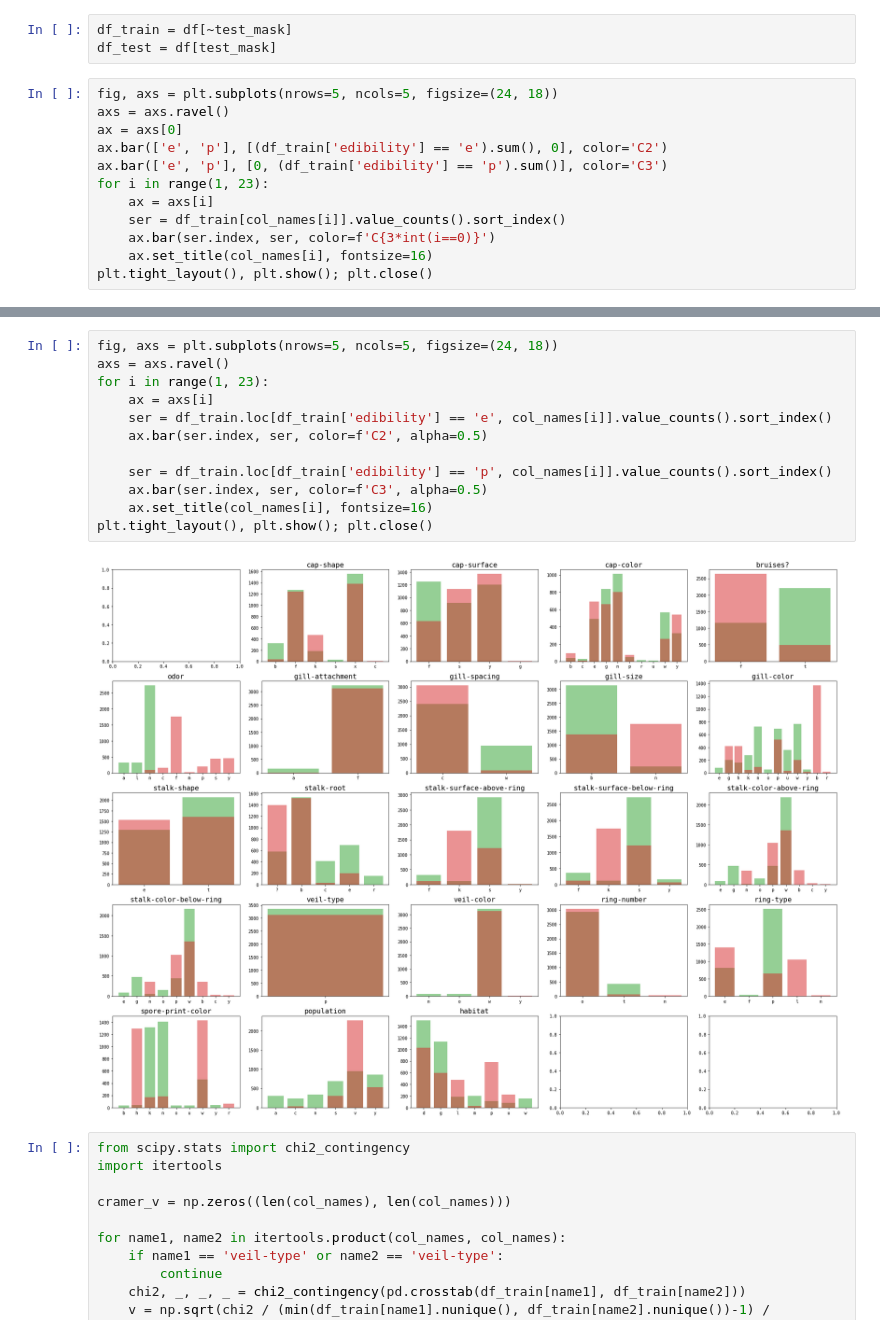
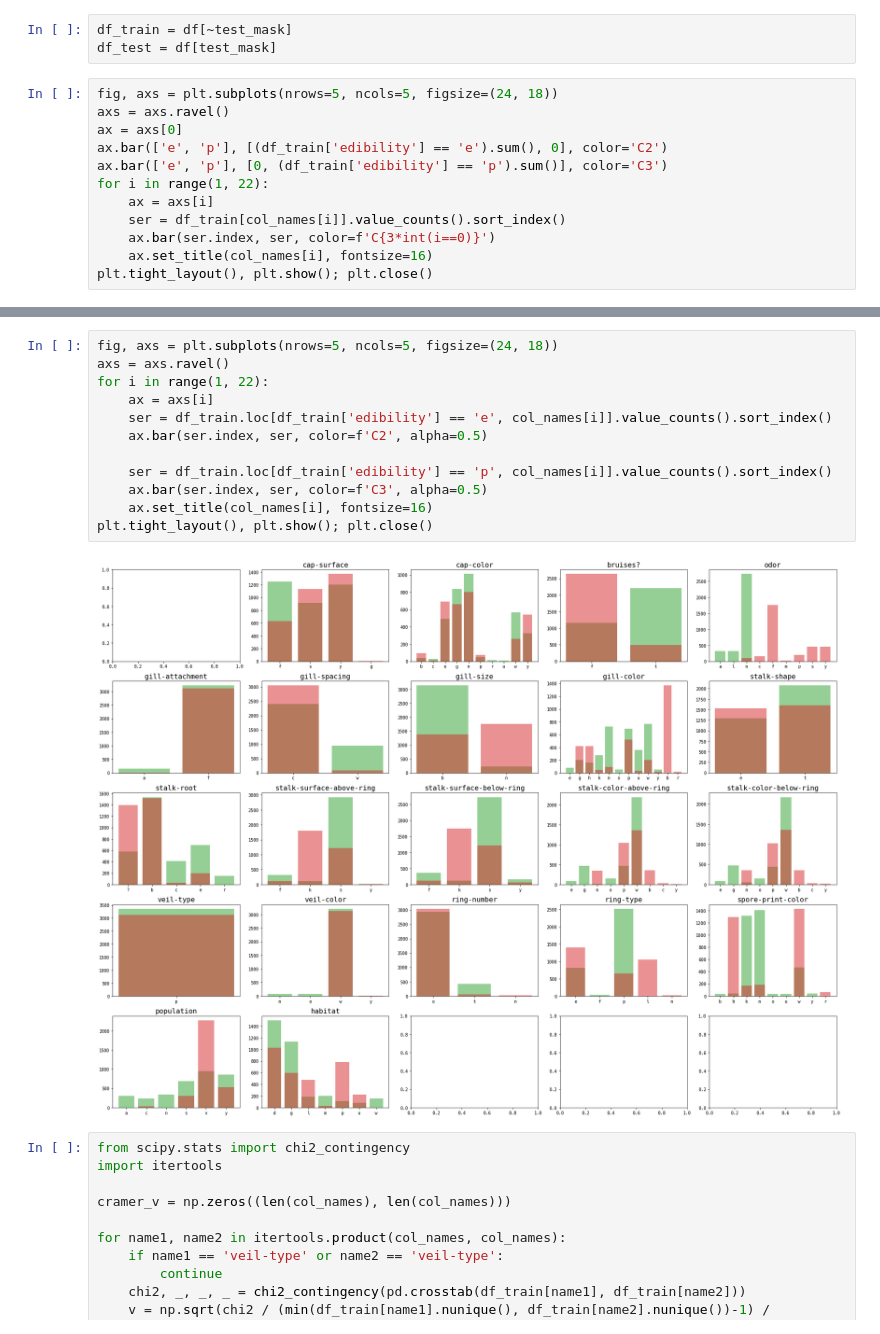
Before and after one commit to sinwall/221117_MLBasic, a Jupyter notebook: byungchang/starter_mushroom.ipynb, the cells around one changed output, grey strips where cells are left out. Saved outputs shown, nothing was run; the diff lists cells and outputs as text.

```diff
--- a/byungchang/starter_mushroom.ipynb
+++ b/byungchang/starter_mushroom.ipynb
@@ -64,7 +64,7 @@ axs = axs.ravel()
 ax = axs[0]
 ax.bar(['e', 'p'], [(df_train['edibility'] == 'e').sum(), 0], color='C2')
 ax.bar(['e', 'p'], [0, (df_train['edibility'] == 'p').sum()], color='C3')
-for i in range(1, 23):
+for i in range(1, 22):
     ax = axs[i]
     ser = df_train[col_names[i]].value_counts().sort_index()
     ax.bar(ser.index, ser, color=f'C{3*int(i==0)}')
@@ -75,17 +75,17 @@ plt.tight_layout(), plt.show(); plt.close()
 # %%
 fig, axs = plt.subplots(nrows=5, ncols=5, figsize=(24, 18))
 axs = axs.ravel()
-for i in range(1, 23):
+for i in range(1, 22):
     ax = axs[i]
     ser = df_train.loc[df_train['edibility'] == 'e', col_names[i]].value_counts().sort_index()
     ax.bar(ser.index, ser, color=f'C2', alpha=0.5)
 
     ser = df_train.loc[df_train['edibility'] == 'p', col_names[i]].value_counts().sort_index()
     ax.bar(ser.index, ser, color=f'C3', alpha=0.5)
     ax.set_title(col_names[i], fontsize=16)
 plt.tight_layout(), plt.show(); plt.close()
 # %% [output]
-[figure, old version]
+[figure, new version]
 # %%
 from scipy.stats import chi2_contingency
 import itertools
```
Also changed, not shown: parts of 2 cells of this notebook.
